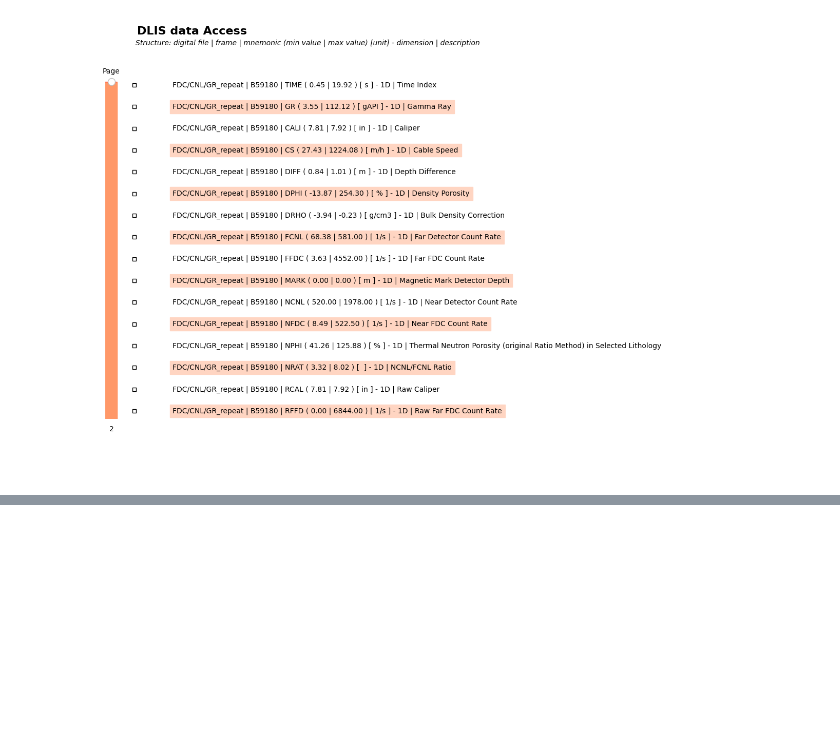
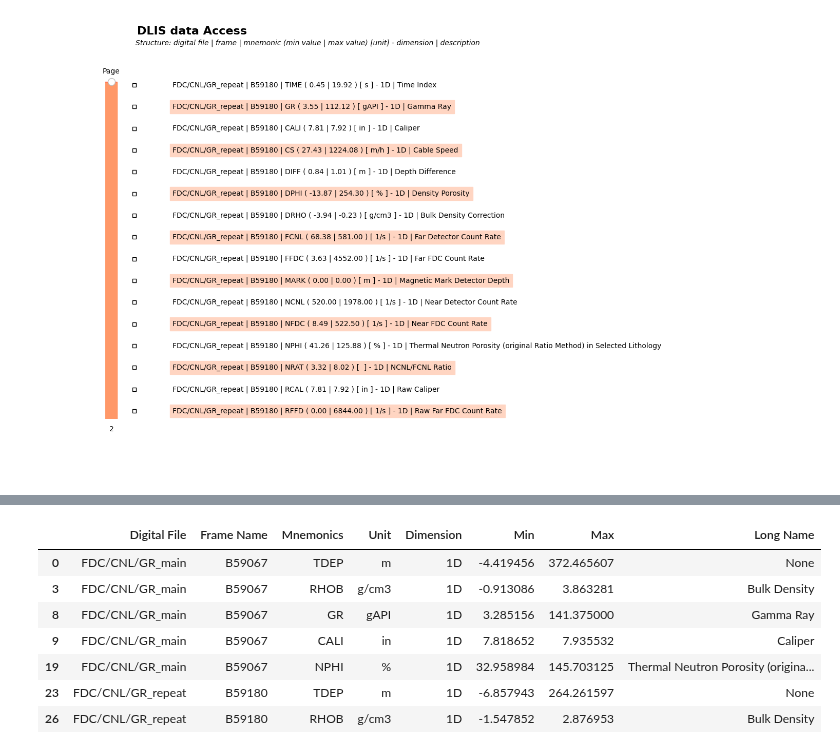
Before and after one commit to giecaruff/stoneforge, a Jupyter notebook: examples/_dlis_data_access_dlisio.ipynb, the cells around one changed output, grey strips where cells are left out. Saved outputs shown, nothing was run; the diff lists cells and outputs as text; code cells hidden in the pictures; blank space fills up the shorter version.

Commit message:
some changes into data reading

```diff
--- a/examples/dlis_data_access_dlisio.ipynb
+++ b/examples/_dlis_data_access_dlisio.ipynb
@@ -29,2 +29,17 @@ data
 # %%
 dlis_manager.export(r"C:\Users\mario\Documents\test")
+# %%
+from stoneforge.io.dlisio_r import DLISAccess
+
+dlis_manager = DLISAccess("../stoneforge/datasets/DSDP_leg_96_hole_616_96_processed_data.dlis", gui=False)
+a = dlis_manager.select_header(idx=(0, 8, 3, 9, 19, 23, 26)) #idx=[0, 8, 3, 9, 19, 23, 26]
+a
+# %% [output]
+|  | Digital File | Frame Name | Mnemonics | Unit | Dimension | Min | Max | Long Name |
+| 0 | FDC/CNL/GR_main | B59067 | TDEP | m | 1D | -4.419456 | 372.465607 | None |
+| 3 | FDC/CNL/GR_main | B59067 | RHOB | g/cm3 | 1D | -0.913086 | 3.863281 | Bulk Density |
+| 8 | FDC/CNL/GR_main | B59067 | GR | gAPI | 1D | 3.285156 | 141.375000 | Gamma Ray |
+| 9 | FDC/CNL/GR_main | B59067 | CALI | in | 1D | 7.818652 | 7.935532 | Caliper |
+| 19 | FDC/CNL/GR_main | B59067 | NPHI | % | 1D | 32.958984 | 145.703125 | Thermal Neutron Porosity (origina... |
+| 23 | FDC/CNL/GR_repeat | B59180 | TDEP | m | 1D | -6.857943 | 264.261597 | None |
+| 26 | FDC/CNL/GR_repeat | B59180 | RHOB | g/cm3 | 1D | -1.547852 | 2.876953 | Bulk Density |
```
Also changed, not shown: parts of 3 cells of this notebook, 5 other files.
